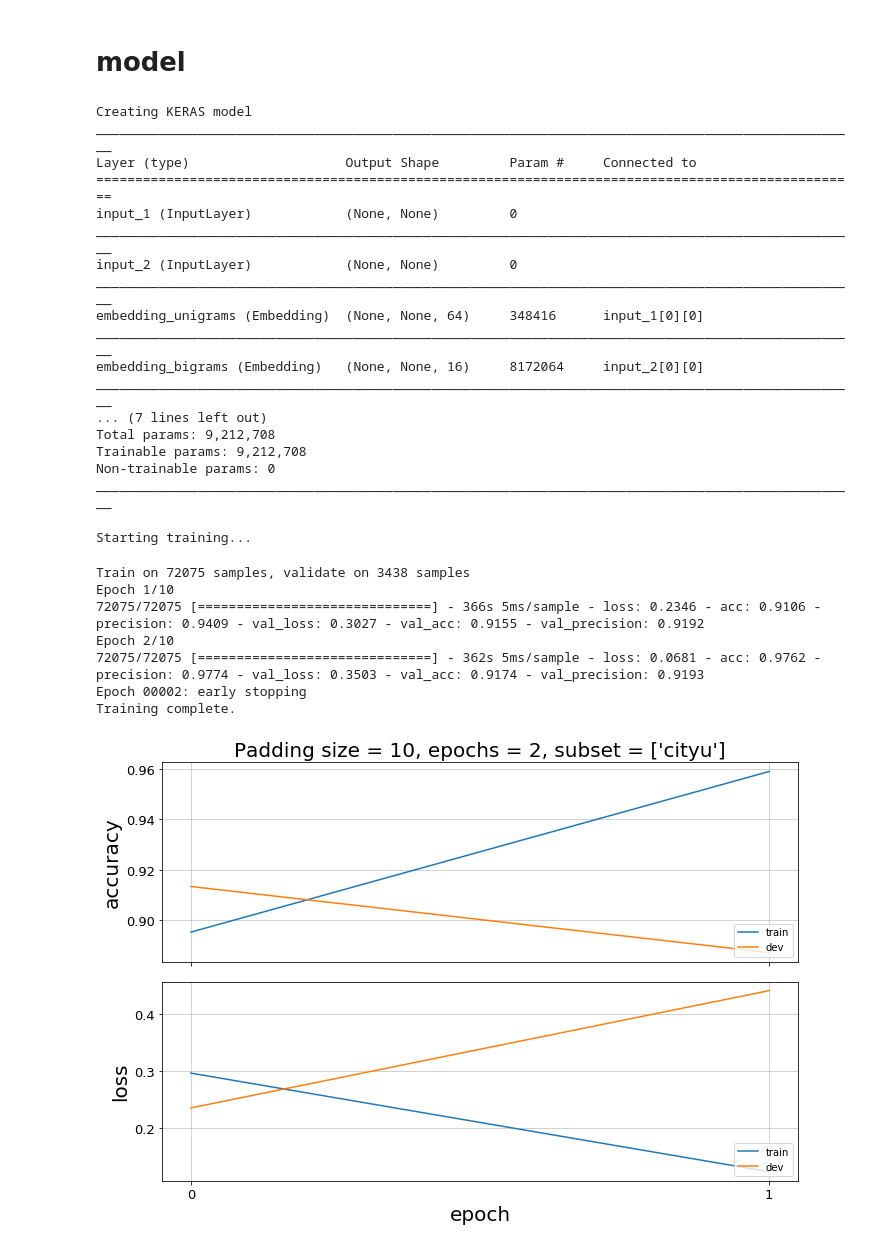
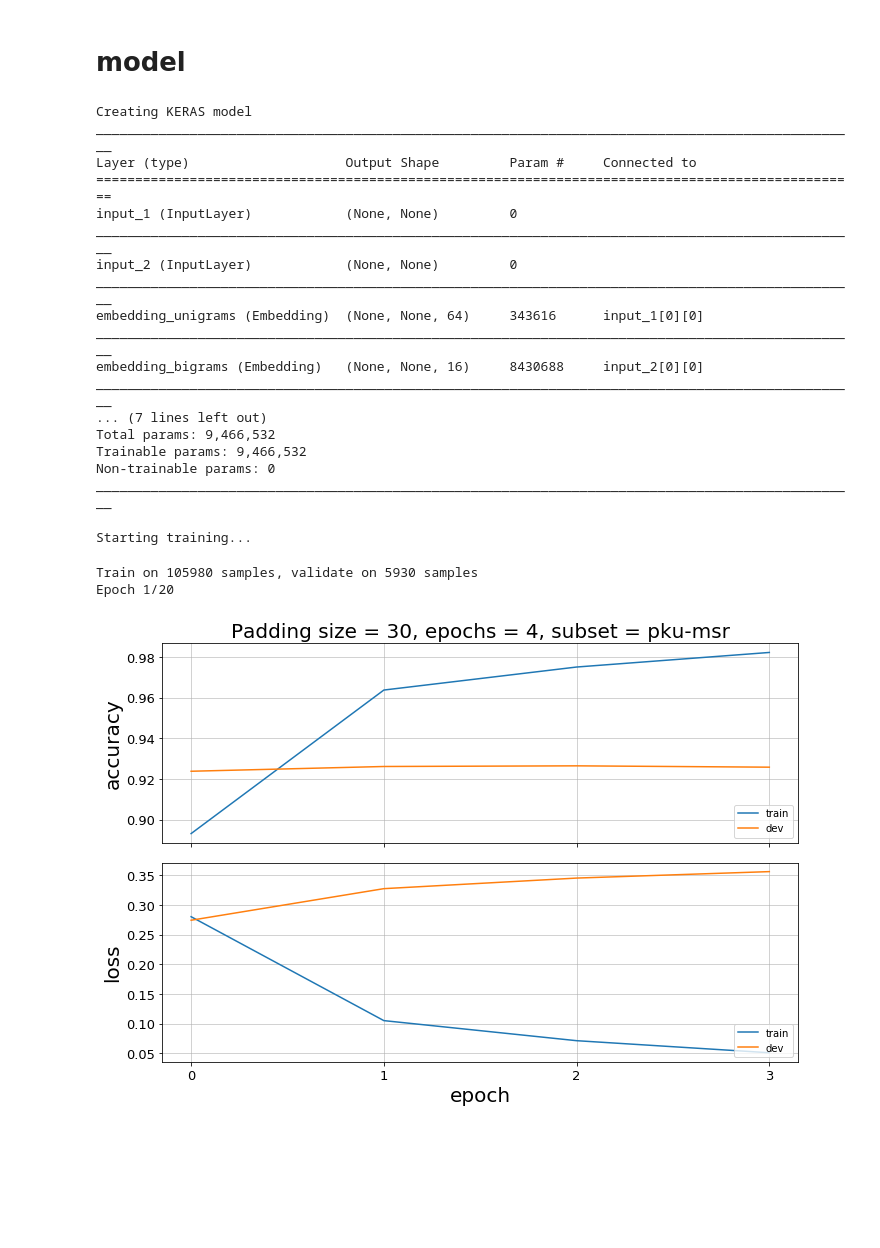
Before and after one commit to Ostyk/Chinese-LSTM, a Jupyter notebook: code/model.ipynb, the cells around one changed output. Drawn from its saved outputs; the diff is of its cells as text; code cells hidden in the pictures; blank space fills up the shorter version.

```diff
--- a/code/model.ipynb
+++ b/code/model.ipynb
@@ -22,7 +22,7 @@ from tensorflow.random import set_random_seed
 set_random_seed(42)
 from createdataset import *
 # %%
-SUBSET = ['cityu', 'pku']
+SUBSET = ['pku','msr']
 PADDING_SIZE = 30
 data, uni_word_to_idx, bi_word_to_idx = data_feed(SUBSET, PADDING_SIZE)
 
@@ -57,10 +57,10 @@ EMBEDDING_SIZE = {"unigrams": 64,
                   "bigrams": 16}
 HIDDEN_SIZE = 256
 batch_size = 128
-epochs = 10
-LEARNING_RATE = 0.004
+epochs = 20
+LEARNING_RATE = 0.0015
 INPUT_DROPOUT = 0.2
-LSTM_DROPOUT = 0.4
+LSTM_DROPOUT = 0.45
 RECURRENT_DROPOUT = 0.35
 # %%
 K.backend.clear_session()
@@ -84,8 +84,12 @@ def Model_A(vocab_size, embedding_size, hidden_size, PADDING_SIZE, LEARNING_RATE
     merged_vector = K.layers.concatenate([embedding_unigrams, embedding_bigrams], axis=-1, name = 'concatenated')
 
     BI_LSTM = (K.layers.Bidirectional(
-               K.layers.LSTM(hidden_size, dropout = LSTM_DROPOUT, recurrent_dropout = RECURRENT_DROPOUT,
-                             return_sequences=True),name = 'Bi-directional_LSTM'))(merged_vector)
+               K.layers.LSTM(hidden_size, dropout = LSTM_DROPOUT,
+                             recurrent_dropout = RECURRENT_DROPOUT,
+                             return_sequences=True,
+                             kernel_regularizer=K.regularizers.l2(0.01),
+                             activity_regularizer=K.regularizers.l1(0.01)
+                            ),name = 'Bi-directional_LSTM'))(merged_vector)
 
     predictions = K.layers.TimeDistributed(K.layers.Dense(4, activation='softmax'))(BI_LSTM)
 
@@ -111,13 +115,13 @@ input_1 (InputLayer)            (None, None)         0
 __________________________________________________________________________________________________
 input_2 (InputLayer)            (None, None)         0
 __________________________________________________________________________________________________
-embedding_unigrams (Embedding)  (None, None, 64)     348416      input_1[0][0]
+embedding_unigrams (Embedding)  (None, None, 64)     343616      input_1[0][0]
 __________________________________________________________________________________________________
-embedding_bigrams (Embedding)   (None, None, 16)     8172064     input_2[0][0]
+embedding_bigrams (Embedding)   (None, None, 16)     8430688     input_2[0][0]
 __________________________________________________________________________________________________
 ... (7 lines left out)
-Total params: 9,212,708
-Trainable params: 9,212,708
+Total params: 9,466,532
+Trainable params: 9,466,532
 Non-trainable params: 0
 __________________________________________________________________________________________________
 # %%
@@ -146,16 +150,11 @@ csv_logger = K.callbacks.CSVLogger('../resources/logging/keras_model_'+model_nam
 model.fit(data["train"]["X"], data["train"]["y"],
           epochs=epochs, batch_size=batch_size, shuffle=True,
           validation_data=(data["dev"]["X"], data["dev"]["y"]),
-          callbacks=[cbk, csv_logger, early_stopping])
+          callbacks=[cbk, csv_logger, model_checkpoint, early_stopping])
 print("Training complete.\n")
 # %% [output]
-Train on 72075 samples, validate on 3438 samples
-Epoch 1/10
-72075/72075 [==============================] - 366s 5ms/sample - loss: 0.2346 - acc: 0.9106 - precision: 0.9409 - val_loss: 0.3027 - val_acc: 0.9155 - val_precision: 0.9192
-Epoch 2/10
-72075/72075 [==============================] - 362s 5ms/sample - loss: 0.0681 - acc: 0.9762 - precision: 0.9774 - val_loss: 0.3503 - val_acc: 0.9174 - val_precision: 0.9193
-Epoch 00002: early stopping
-Training complete.
+Train on 105980 samples, validate on 5930 samples
+Epoch 1/20
 # %%
 rel_path = '../resources/models'
 if not os.path.exists(rel_path):
@@ -188,32 +187,32 @@ def plot_training(model_name, save = False, PADDING_SIZE = None, epochs = None,
     axs[0].plot(history['acc'])
     axs[0].plot(history['val_acc'])
     #axs[0].title('model accuracy')
     axs[0].set_ylabel('accuracy',size = size)
     #axs[0].set_xlabel('epoch')
     axs[0].set_xticks((list(range(0,epochs))))
     axs[0].legend(['train', 'dev'], loc='lower right')
     axs[0].grid(alpha=0.7)
 
     axs[0].set_title("Padding size = {}, epochs = {}, subset = {}".format(PADDING_SIZE, epochs, subset), size = size)
 
     axs[0].tick_params(axis='x', labelsize=int(size/1.5))
     axs[1].tick_params(axis='x', labelsize=int(size/1.5))
     axs[0].tick_params(axis='y', labelsize=int(size/1.5))
     axs[1].tick_params(axis='y', labelsize=int(size/1.5))
 
     # summarize history for loss
     axs[1].plot(history['loss'])
     axs[1].plot(history['val_loss'])
     axs[1].set_ylabel('loss', size = size)
     axs[1].set_xlabel('epoch', size = size)
     axs[1].set_xticks((list(range(0,epochs))))
     axs[1].legend(['train', 'dev'], loc='lower right')
     axs[1].grid(alpha=0.7)
     fig.show()
     fig.tight_layout()
     fig.subplots_adjust(wspace=1, hspace=0.1)
     if save:
         fig.savefig("../resources/report_images/"+model_name+"training_plot.png")
-plot_training(model_name, True, PADDING_SIZE, 2, SUBSET, size = 20)
+plot_training(model_name, True, PADDING_SIZE, 4, '-'.join(SUBSET), size = 20)
 # %% [output]
-[figure, old version]
+[figure, new version]
```
Also changed, not shown: parts of 4 cells of this notebook, 25 other files.
